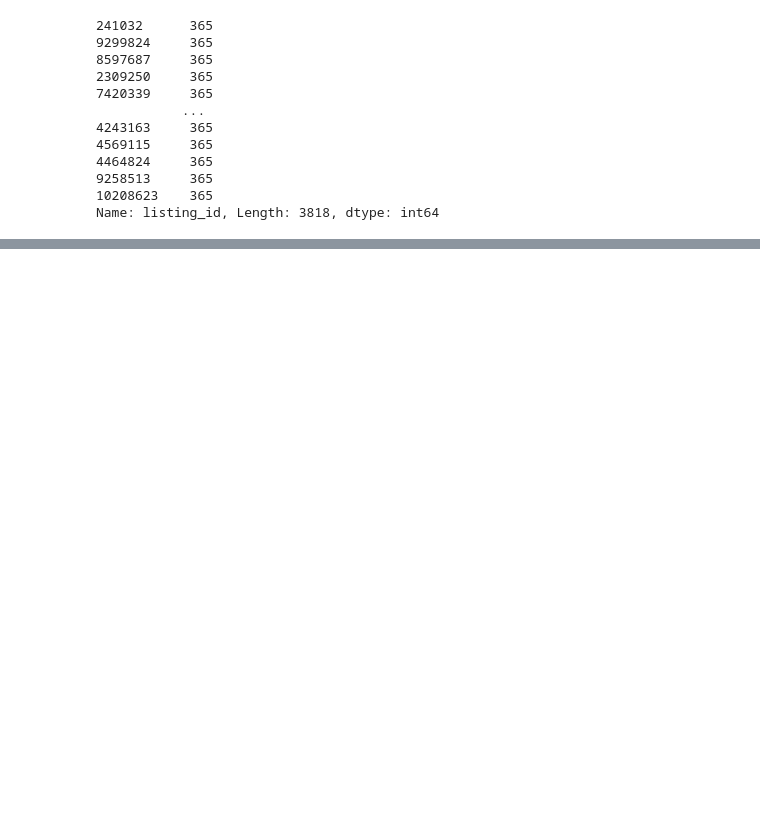
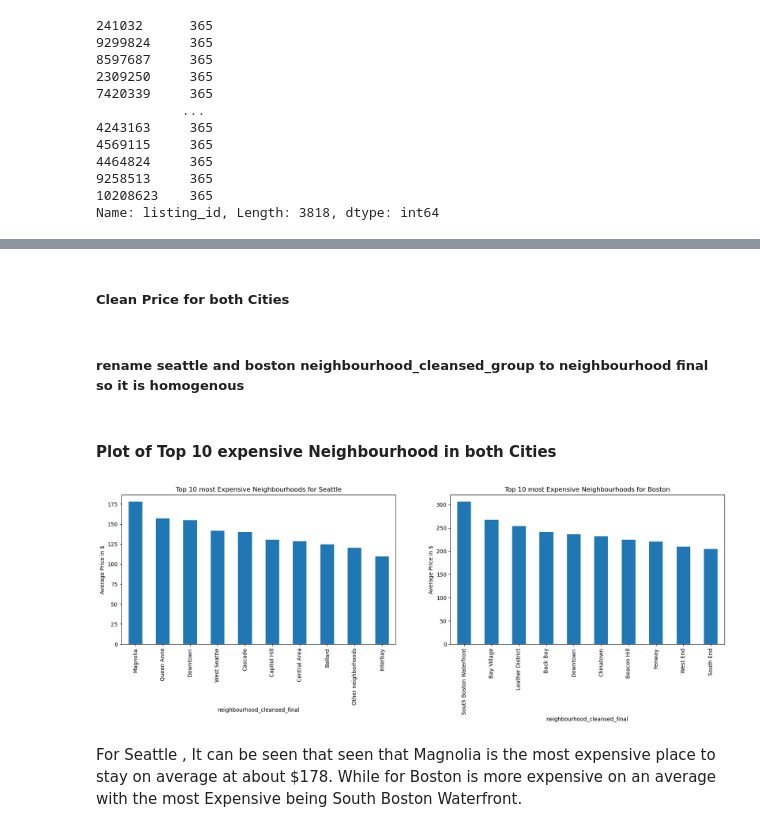
Before and after one commit to okeks/Analyze_AirBNB, a Jupyter notebook: Boston and Seattle.ipynb, the cells around one changed output, grey strips where cells are left out. Cells and saved outputs as stored; diff of their text form; code cells hidden in the pictures; blank space fills up the shorter version.

```diff
--- a/Boston and Seattle.ipynb
+++ b/Boston and Seattle.ipynb
@@ -234,4 +192,0 @@ Name: price, dtype: float64
-# %%
-st_listings_copy['price'] = st_listings_copy['price'].astype(float)
-# %%
-area_rate = st_listings_copy.groupby('neighbourhood_group_cleansed')['price'].mean().sort_values(ascending=False)
@@ -275,2 +193,2 @@ for city in cities:
-# %%
-area_rate = st_listings_copy.groupby('neighbourhood_group_cleansed')['price'].mean().sort_values(ascending=False)
+# %% [markdown]
+##### Clean Price for both Cities
@@ -276,0 +208,35 @@ area_rate = st_listings_copy.groupby('neighbourhood_group_cleansed')['price'].me
+# %% [markdown]
+##### rename seattle and boston neighbourhood_cleansed_group to neighbourhood final so it is homogenous
+# %%
+bst_listings_copy.rename(columns={'neighbourhood_cleansed':'neighbourhood_cleansed_final'},inplace=True)
+st_listings_copy.rename(columns={'neighbourhood_group_cleansed':'neighbourhood_cleansed_final'},inplace=True)
+# %% [markdown]
+#### Plot of Top 10 expensive Neighbourhood in both Cities
+# %%
+def area_rates(prop,name):
+    """
+    Input:
+    prop: The City dateframe
+    Name: Name of the city
+
+    Output:
+    Plot of the 10 Most Expensive Neighbourhood on average for each city.
+
+    """
+    area_rate = prop.groupby('neighbourhood_cleansed_final')['price'].mean().sort_values(ascending=False)
+    area_rate[:10].plot(kind="bar");
+    plt.title('Top 10 most Expensive Neighbourhoods for {}'.format(name))
+    plt.ylabel('Average Price in $')
+
+city_name = [[st_listings_copy,'Seattle'],[bst_listings_copy,'Boston']]
+i=1
+plt.figure(figsize=[20,5])
+
+for city in city_name:
+    plt.subplot(1,len(city_name),i)
+    area_rates(city[0],city[1])
+    i += 1
+# %% [output]
+[figure, added]
+# %% [markdown]
+For Seattle , It can be seen that seen that Magnolia is the most expensive place to stay on average at about $178. While for Boston is more expensive on an average with the most Expensive being South Boston Waterfront.
```
Also changed, not shown: parts of 86 cells of this notebook, 1 other file.
